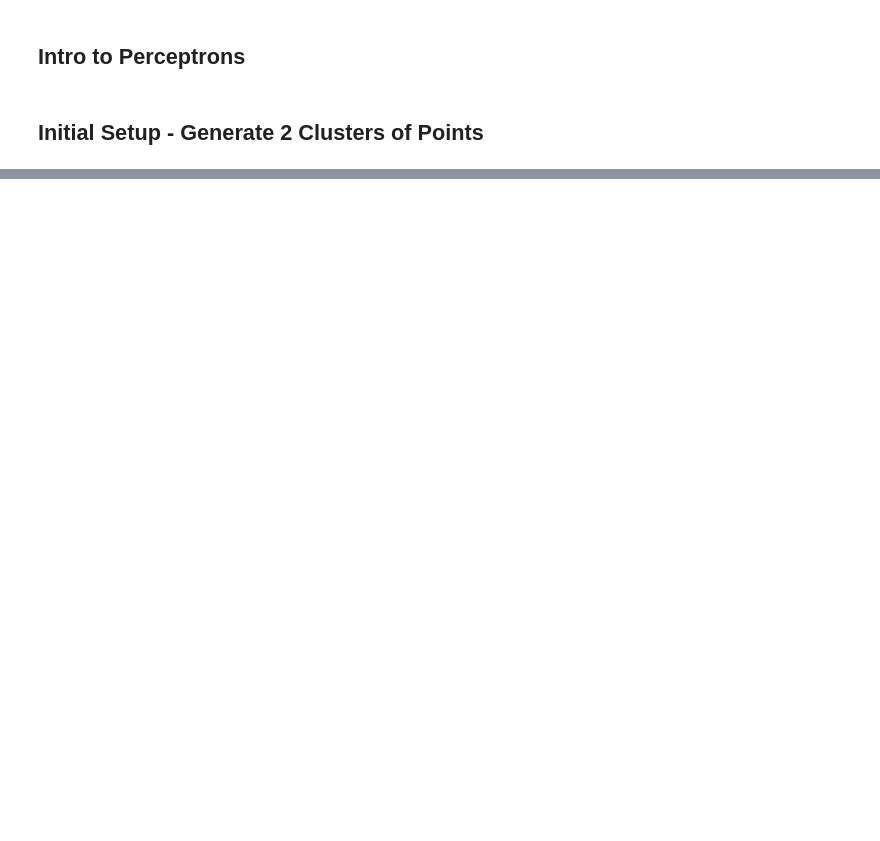
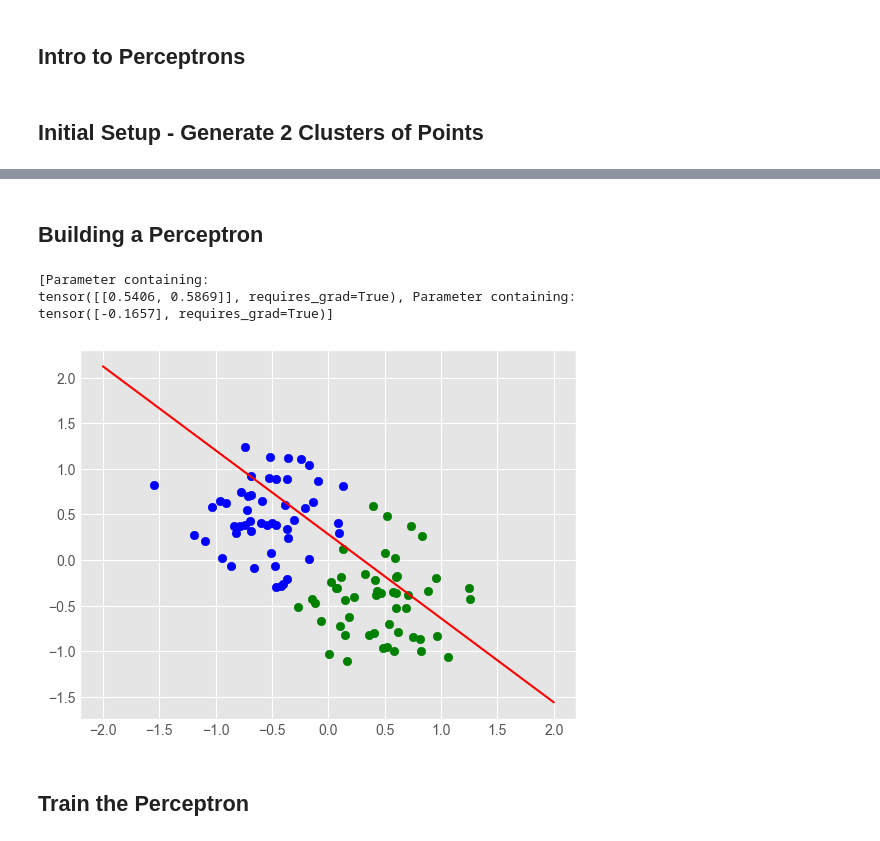
Before and after one commit to dm4th/AI-Course, a Jupyter notebook: PyTorch/Perceptrons.ipynb, the cells around one changed output, grey strips where cells are left out. Saved outputs shown, nothing was run; the diff lists cells and outputs as text; code cells hidden in the pictures; blank space fills up the shorter version.

Commit message:
PyTorch Perceptrons

```diff
--- a/PyTorch/Perceptrons.ipynb
+++ b/PyTorch/Perceptrons.ipynb
@@ -45,0 +26,46 @@ plt.show()
+# %% [markdown]
+## Building a Perceptron
+# %%
+class Model(nn.Module):
+    def __init__(self, input_size, output_size):
+        super().__init__()
+        self.linear = nn.Linear(input_size, output_size)        # Linear function: y = Wx + b
+
+    def forward(self, x):
+        pred = torch.sigmoid(self.linear(x))                    # Sigmoid function: y = 1 / (1 + e^-x) on our linear function
+        return pred
+
+    def predict(self, x):
+        pred = self.forward(x)
+        if pred >= 0.5:
+            return 1
+        else:
+            return 0
+# %%
+torch.manual_seed(42)
+model = Model(2, 1)
+print(list(model.parameters()))
+# %% [output]
+[Parameter containing:
+tensor([[0.5406, 0.5869]], requires_grad=True), Parameter containing:
+tensor([-0.1657], requires_grad=True)]
+# %%
+
+def get_params():
+    [w, b] = model.parameters()
+    w1, w2 = w.view(2)
+    return (w1.item(), w2.item(), b[0].item())
+# %%
+def plot_fit(title, color='r'):
+    plt.title = title
+    w1, w2, b1 = get_params()
+    x1 = np.array([-2.0, 2.0])
+    x2 = (w1 * x1 + b1) / -w2
+    plt.plot(x1, x2, color)
+    scatterplot()
+# %%
+plot_fit('Initial Model')
+# %% [output]
+[figure, added]
+# %% [markdown]
+## Train the Perceptron
```
Also changed, not shown: parts of 9 cells of this notebook.
